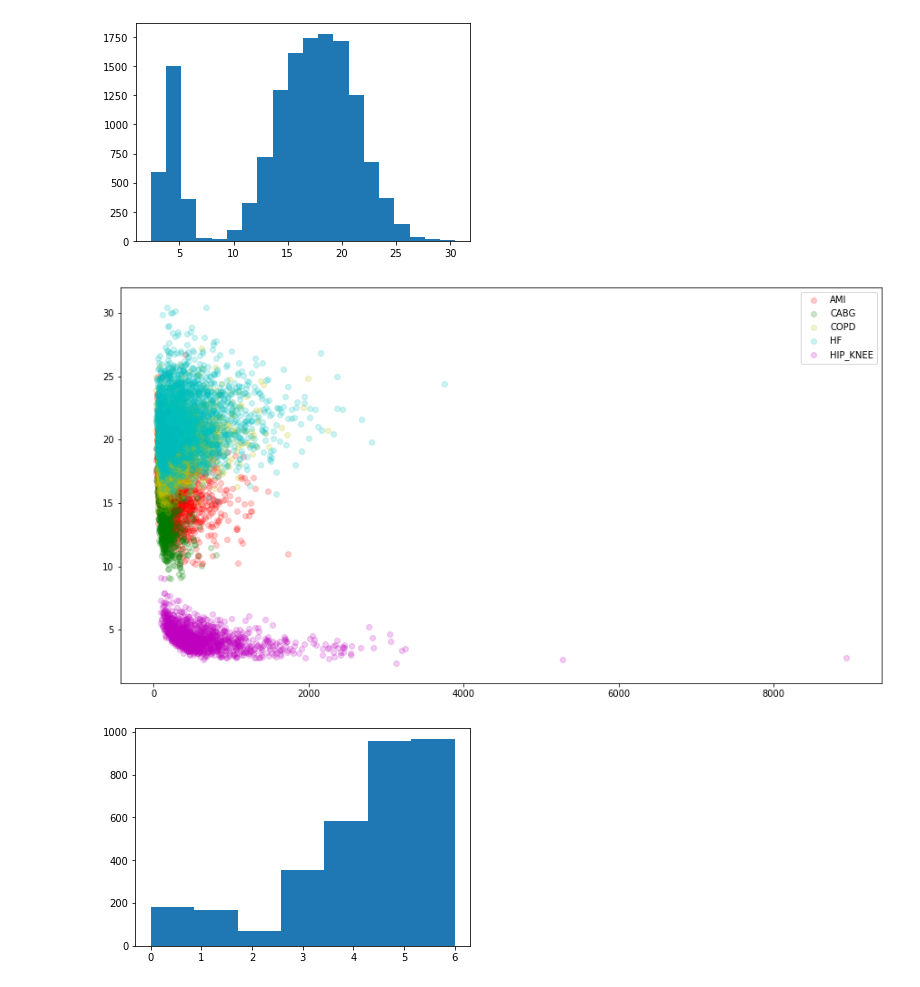
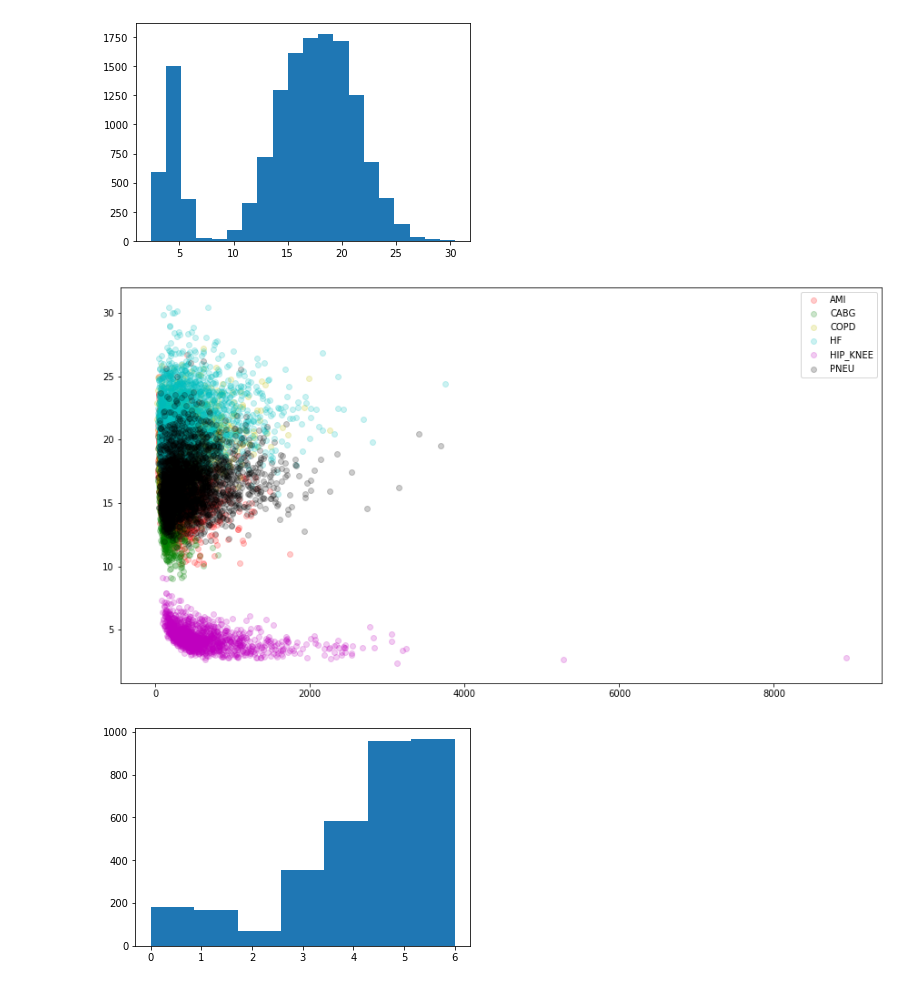
Before and after one commit to jocelynlau/metis-projects-2-5, a Jupyter notebook: project 2/importing data + EDA.ipynb, the cells around one changed output. Drawn from its saved outputs; the diff is of its cells as text; code cells hidden in the pictures.

```diff
--- a/project 2/importing data + EDA.ipynb
+++ b/project 2/importing data + EDA.ipynb
@@ -482,27 +482,29 @@ plt.hist(hrrp_df['predicted_readmission_rate'],bins=20);
 # %%
 # measures = ['READM_30_AMI_HRRP','READM_30_CABG_HRRP','READM_30_COPD_HRRP','READM_30_HF_HRRP','READM_30_HIP_KNEE_HRRP']
 # names = ['hrrp_a','hrrp_b','hrrp_c','hrrp_d','hrrp_e']
 
 # for measure in measures:
 #     for name in names.items():
 #         name = hrrp_df.loc[hrrp_df['measure_name'] == measure]
 
 hrrp_a = hrrp_df.loc[hrrp_df['measure_name'] == 'READM_30_AMI_HRRP']
 hrrp_b = hrrp_df.loc[hrrp_df['measure_name'] == 'READM_30_CABG_HRRP']
 hrrp_c = hrrp_df.loc[hrrp_df['measure_name'] == 'READM_30_COPD_HRRP']
 hrrp_d = hrrp_df.loc[hrrp_df['measure_name'] == 'READM_30_HF_HRRP']
 hrrp_e = hrrp_df.loc[hrrp_df['measure_name'] == 'READM_30_HIP_KNEE_HRRP']
+hrrp_f = hrrp_df.loc[hrrp_df['measure_name'] == 'READM_30_PN_HRRP']
 
 plt.figure(figsize=(15,8))
 plt.scatter(hrrp_a['number_of_discharges'],hrrp_a['predicted_readmission_rate'],alpha=0.2,color='r');
 plt.scatter(hrrp_b['number_of_discharges'],hrrp_b['predicted_readmission_rate'],alpha=0.2,color='g');
 plt.scatter(hrrp_c['number_of_discharges'],hrrp_c['predicted_readmission_rate'],alpha=0.2,color='y');
 plt.scatter(hrrp_d['number_of_discharges'],hrrp_d['predicted_readmission_rate'],alpha=0.2,color='c');
 plt.scatter(hrrp_e['number_of_discharges'],hrrp_e['predicted_readmission_rate'],alpha=0.2,color='m');
-plt.legend(('AMI','CABG','COPD','HF','HIP_KNEE'));
+plt.scatter(hrrp_f['number_of_discharges'],hrrp_f['predicted_readmission_rate'],alpha=0.2,color='black');
+plt.legend(('AMI','CABG','COPD','HF','HIP_KNEE','PNEU'));
 #there is large difference in rates by readmission type
 # %% [output]
-[figure, old version]
+[figure, new version]
 # %%
 #check distribution of NaNs in readmission rate variable
 hrrp_1 = hrrp_df.groupby(['provider_id']).count().sort_values(by='predicted_readmission_rate')
```
Also changed, not shown: parts of 31 cells of this notebook, 7 other files.
